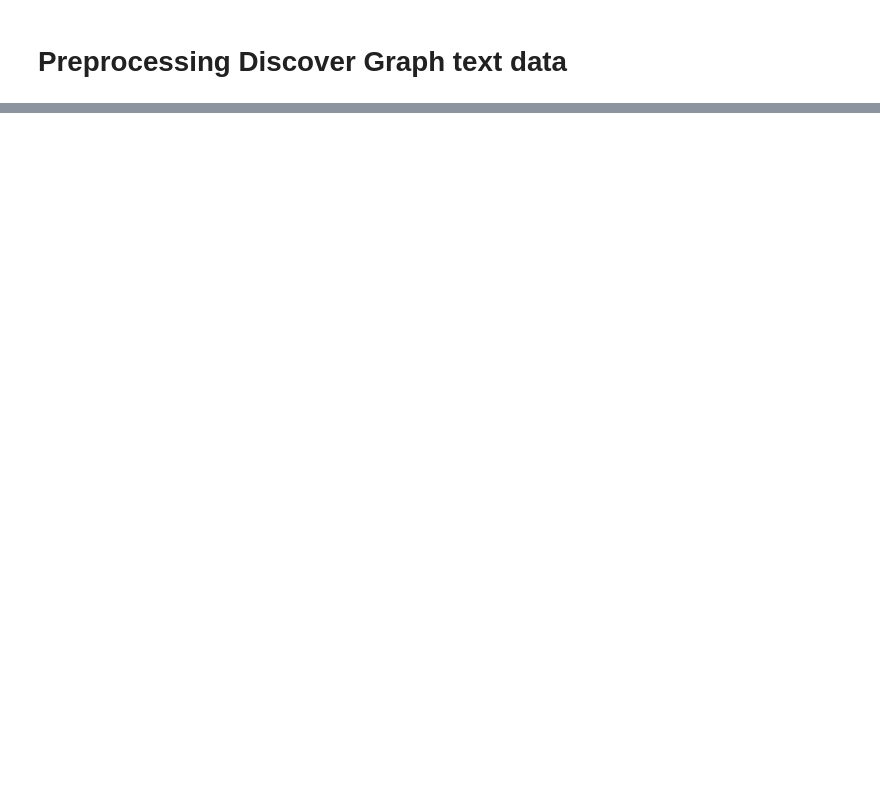
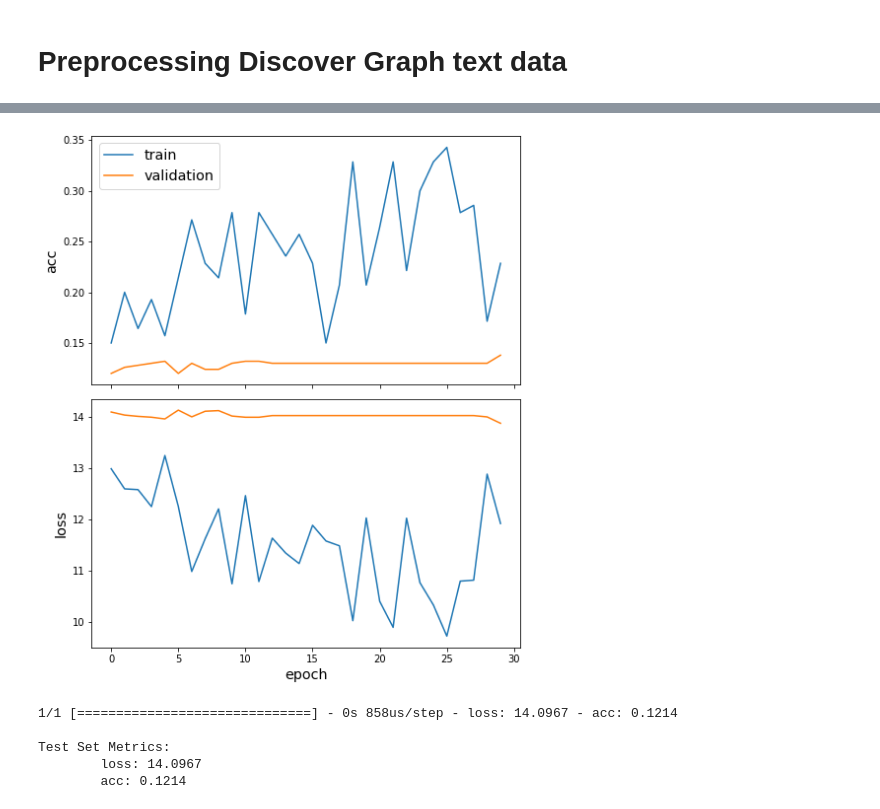
Before and after one commit to nindooAI/universe, a Jupyter notebook: text_preprocessing.ipynb, the cells around one changed output, grey strips where cells are left out. Saved outputs shown, nothing was run; the diff lists cells and outputs as text; code cells hidden in the pictures; blank space fills up the shorter version.

Commit message:
Training is being done, but low quality data compromises accuracy

```diff
--- a/text_preprocessing.ipynb
+++ b/text_preprocessing.ipynb
@@ -168,0 +266,20 @@ for key in w2idx_dict.keys():
+# %%
+model = Model(inputs=x_inp, outputs=predictions)
+model.compile(
+    optimizer=optimizers.Adam(lr=0.005),
+    loss=losses.categorical_crossentropy,
+    metrics=["acc"],
+)
+# %%
+val_gen = generator.flow(val_subjects.index, val_targets)
+# %%
+from tensorflow.keras.callbacks import EarlyStopping, ModelCheckpoint
+
+if not os.path.isdir("logs"):
+    os.makedirs("logs")
+es_callback = EarlyStopping(
+    monitor="val_acc", patience=20
+)  # patience is the number of epochs to wait before early stopping in case of no further improvement
+mc_callback = ModelCheckpoint(
+    "models/best_model.h5", monitor="val_acc", save_best_only=True, save_weights_only=False
+)
@@ -168,0 +306,9 @@ for key in w2idx_dict.keys():
+# %%
+history = model.fit(
+    train_gen,
+    epochs=30,
+    validation_data=val_gen,
+    verbose=2,
+    shuffle=False,  # this should be False, since shuffling data means shuffling the whole graph
+    callbacks=[mc_callback],
+)
@@ -168,0 +333,16 @@ for key in w2idx_dict.keys():
+# %%
+sg.utils.plot_history(history)
+# %% [output]
+[figure, added]
+# %%
+test_gen = generator.flow(test_subjects.index, test_targets)
+test_metrics = model.evaluate(test_gen)
+print("\nTest Set Metrics:")
+for name, val in zip(model.metrics_names, test_metrics):
+    print("\t{}: {:0.4f}".format(name, val))
+# %% [output]
+1/1 [==============================] - 0s 858us/step - loss: 14.0967 - acc: 0.1214
+
+Test Set Metrics:
+        loss: 14.0967
+        acc: 0.1214
```
Also changed, not shown: parts of 32 cells of this notebook, 6 other files.
